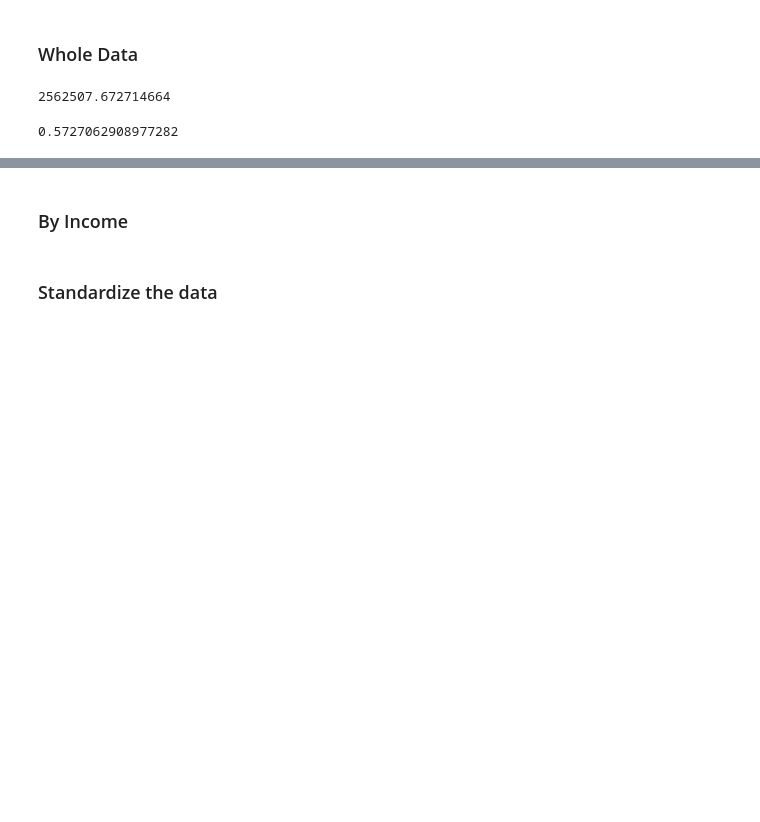
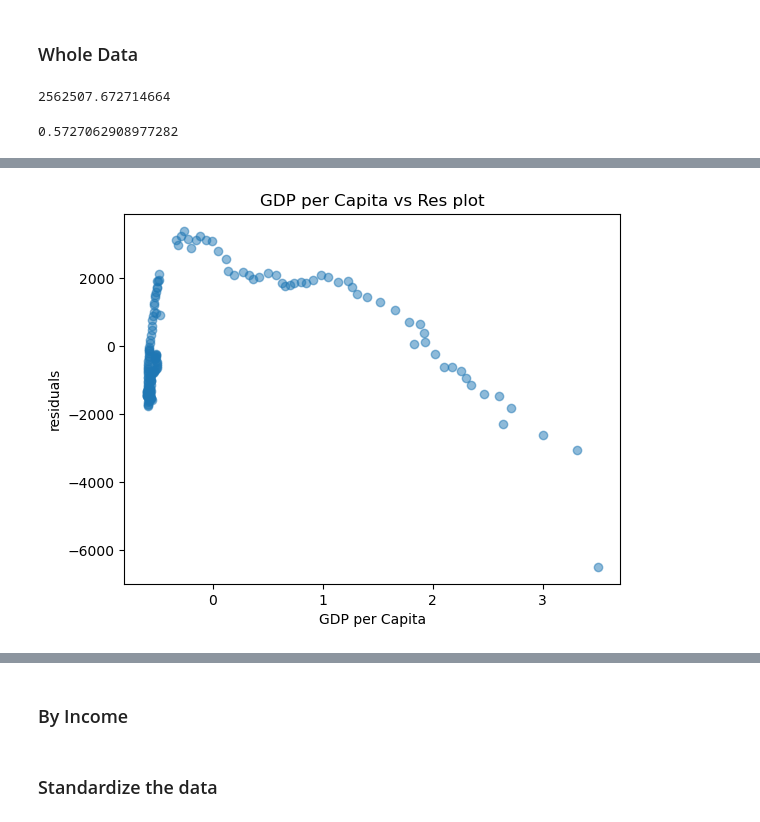
Before and after one commit to hhl04/DS3000-Sec-8, a Jupyter notebook: ProjectPhaseThree-Copy1.ipynb, the cells around one changed output, grey strips where cells are left out. Saved outputs shown, nothing was run; the diff lists cells and outputs as text; code cells hidden in the pictures; blank space fills up the shorter version.

```diff
--- a/ProjectPhaseThree-Copy1.ipynb
+++ b/ProjectPhaseThree-Copy1.ipynb
@@ -365,6 +366,10 @@ X = countries_by_regions[x_feat_list]
 for x_feat in x_feat_list:
     X[x_feat] = (X[x_feat] - X[x_feat].mean())/X[x_feat].std() #standardization of each x feature
 
+#Useful for plotting
+gdp_per_capita = np.array(X['GDP per Capita'])
+pop = np.array(X['Total Population'])
+
 X = np.array(X)
 
 y = np.array(countries_by_regions['CO2 Emission'])
@@ -431,0 +448,9 @@ r2_region
+# %%
+# GDP per Capita versus Residuals
+plt.scatter(gdp_per_capita, res_region, alpha=0.5)
+plt.xlabel("GDP per Capita")
+plt.ylabel("residuals")
+plt.title("GDP per Capita vs Res plot")
+plt.show()
+# %% [output]
+[figure, added]
```
Also changed, not shown: parts of 23 cells of this notebook.
